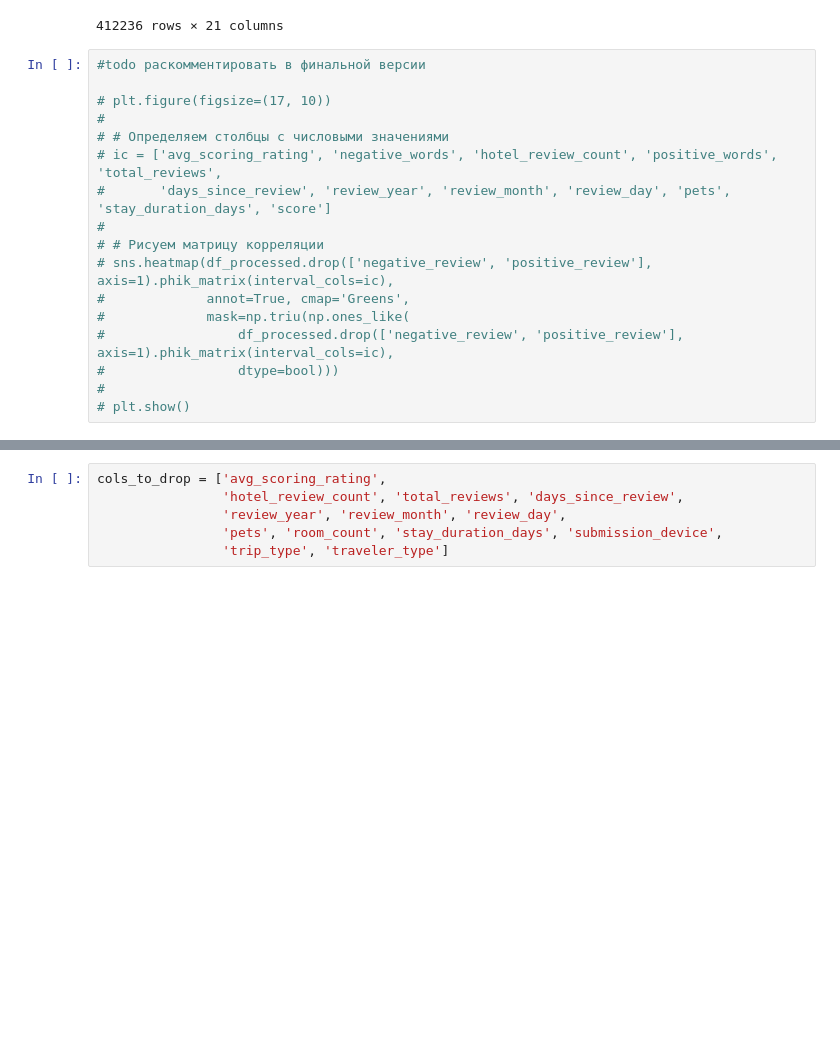
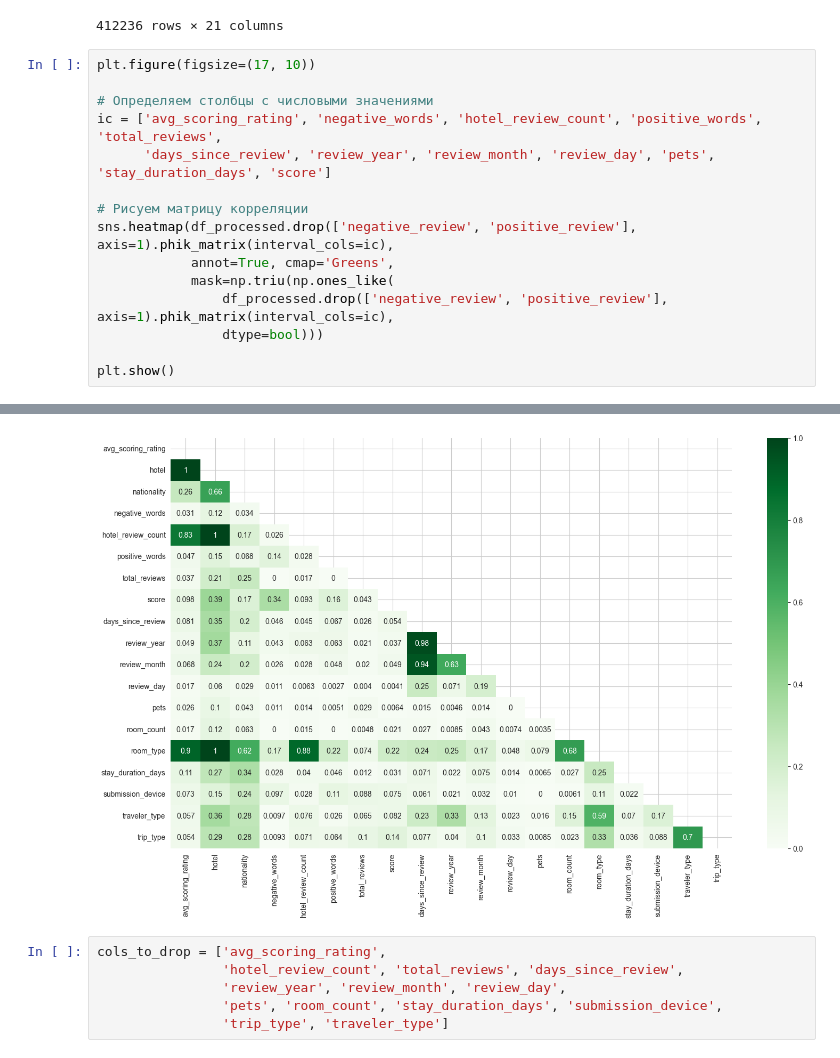
Before and after one commit to Moncervers/hotel_review_score_prediction, a Jupyter notebook: data_preprocessing.ipynb, the cells around one changed output, grey strips where cells are left out. Saved outputs shown, nothing was run; the diff lists cells and outputs as text; blank space fills up the shorter version.

```diff
--- a/data_preprocessing.ipynb
+++ b/data_preprocessing.ipynb
@@ -825,19 +825,18 @@ df_processed
 | 412589 | 255 | DoubleTree by Hilton Hotel London... | Malaysia | The mattress was too soft Both of... | 22 | 1290 | ... |
 412236 rows × 21 columns
 # %%
-#todo раскомментировать в финальной версии
+plt.figure(figsize=(17, 10))
 
-# plt.figure(figsize=(17, 10))
-#
-# # Определяем столбцы с числовыми значениями
-# ic = ['avg_scoring_rating', 'negative_words', 'hotel_review_count', 'positive_words', 'total_reviews',
-#       'days_since_review', 'review_year', 'review_month', 'review_day', 'pets', 'stay_duration_days', 'score']
-#
-# # Рисуем матрицу корреляции
-# sns.heatmap(df_processed.drop(['negative_review', 'positive_review'], axis=1).phik_matrix(interval_cols=ic),
-#             annot=True, cmap='Greens',
-#             mask=np.triu(np.ones_like(
-#                 df_processed.drop(['negative_review', 'positive_review'], axis=1).phik_matrix(interval_cols=ic),
-#                 dtype=bool)))
-#
-# plt.show()
+# Определяем столбцы с числовыми значениями
+ic = ['avg_scoring_rating', 'negative_words', 'hotel_review_count', 'positive_words', 'total_reviews',
+      'days_since_review', 'review_year', 'review_month', 'review_day', 'pets', 'stay_duration_days', 'score']
+
+# Рисуем матрицу корреляции
+sns.heatmap(df_processed.drop(['negative_review', 'positive_review'], axis=1).phik_matrix(interval_cols=ic),
+            annot=True, cmap='Greens',
+            mask=np.triu(np.ones_like(
+                df_processed.drop(['negative_review', 'positive_review'], axis=1).phik_matrix(interval_cols=ic),
+                dtype=bool)))
+
+plt.show()
+# %% [output]
@@ -844,3 +860,4 @@ df_processed
+[figure, added]
 # %%
 cols_to_drop = ['avg_scoring_rating',
                 'hotel_review_count', 'total_reviews', 'days_since_review',
```
Also changed, not shown: parts of 5 cells of this notebook, 1 other file.
